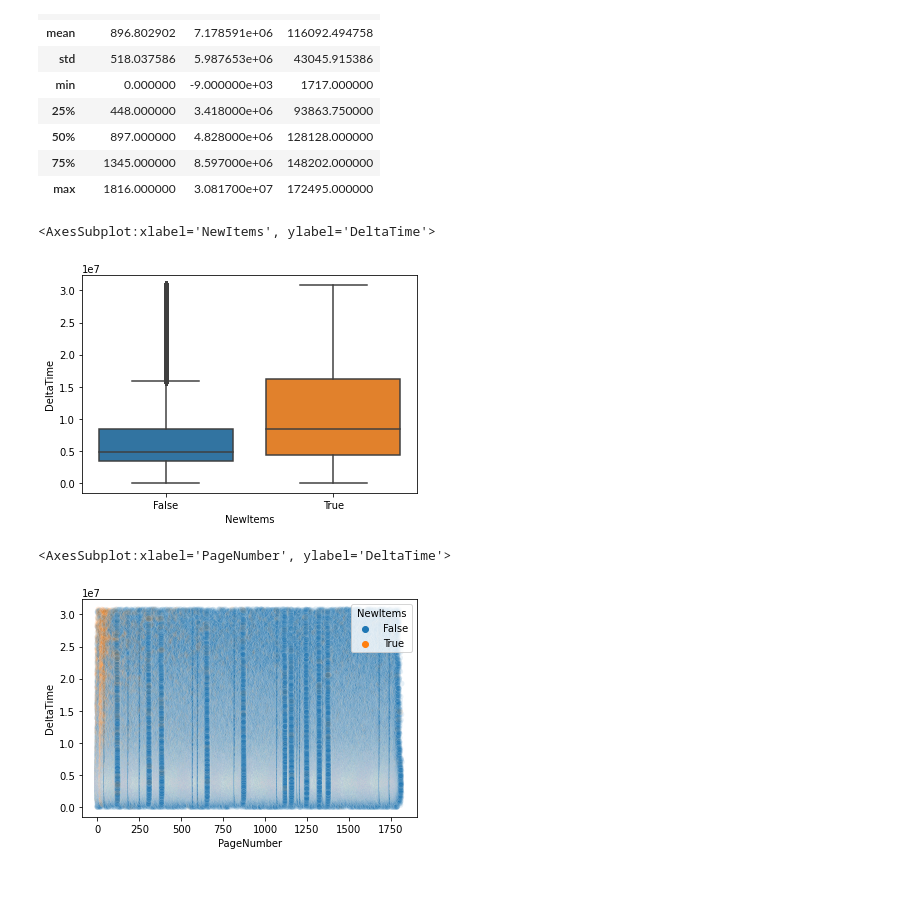
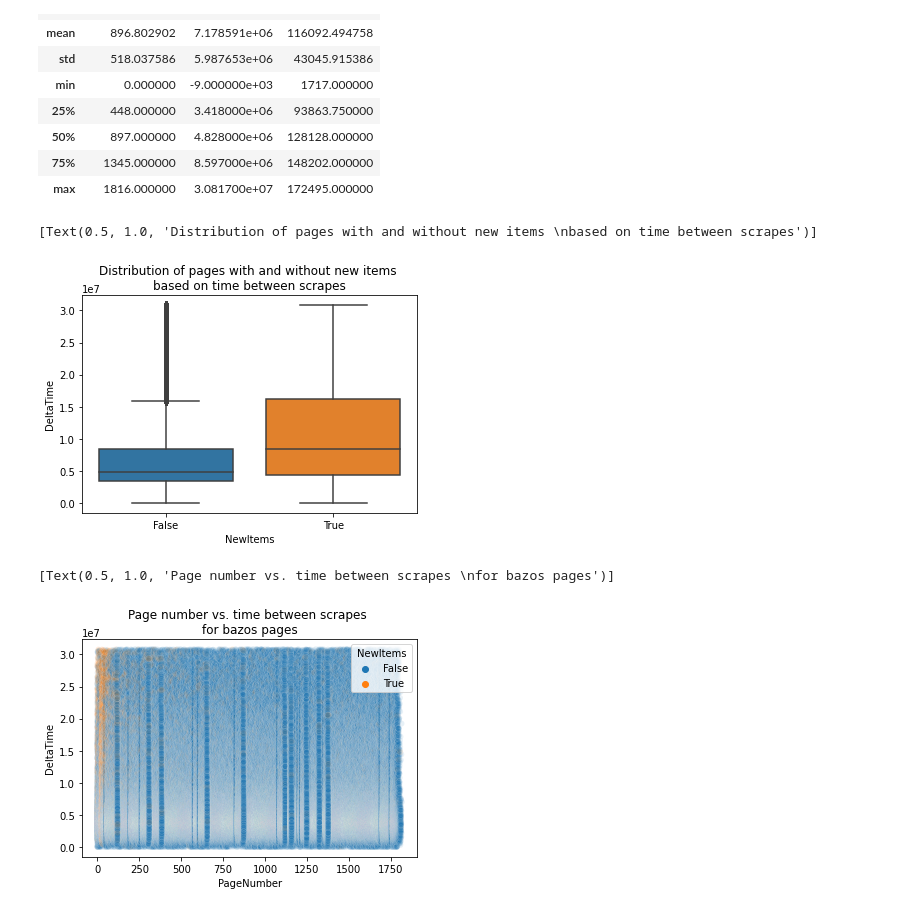
Before and after one commit to SlackJK/FatTrimmer, a Jupyter notebook: Python/anal/past_delta.ipynb, the cells around one changed output. Saved outputs shown, nothing was run; the diff lists cells and outputs as text; code cells hidden in the pictures; blank space fills up the shorter version.

Commit message:
added graph titles

```diff
--- a/Python/anal/past_delta.ipynb
+++ b/Python/anal/past_delta.ipynb
@@ -56,12 +56,12 @@ df.describe()
 # %%
 # Corelation between time between scrapes, and if that page had new items
 sns.boxplot(
     x=df["NewItems"],
     y=df["DeltaTime"]
-)
+).set(title="Distribution of pages with and without new items \nbased on time between scrapes")
 # %% [output]
-<AxesSubplot:xlabel='NewItems', ylabel='DeltaTime'>
+[Text(0.5, 1.0, 'Distribution of pages with and without new items \nbased on time between scrapes')]
-[figure, old version]
+[figure, new version]
 # %%
 # scrape time vs. how common that page was
 sns.scatterplot(
@@ -69,14 +69,10 @@ sns.scatterplot(
     y=df["DeltaTime"],
     hue=df["NewItems"],
     alpha=0.1,
-)
-# sns.regplot(
-#     x=df["PageNumber"],
-#     y=df["DeltaTime"]
-# )
+).set(title="Page number vs. time between scrapes \nfor bazos pages")
 # %% [output]
-<AxesSubplot:xlabel='PageNumber', ylabel='DeltaTime'>
+[Text(0.5, 1.0, 'Page number vs. time between scrapes \nfor bazos pages')]
-[figure, old version]
+[figure, new version]
 # %%
 # scrape time vs. how common that page was, new items only
 new_only = df[df.NewItems == True]
```
Also changed, not shown: parts of 1 cell of this notebook.
